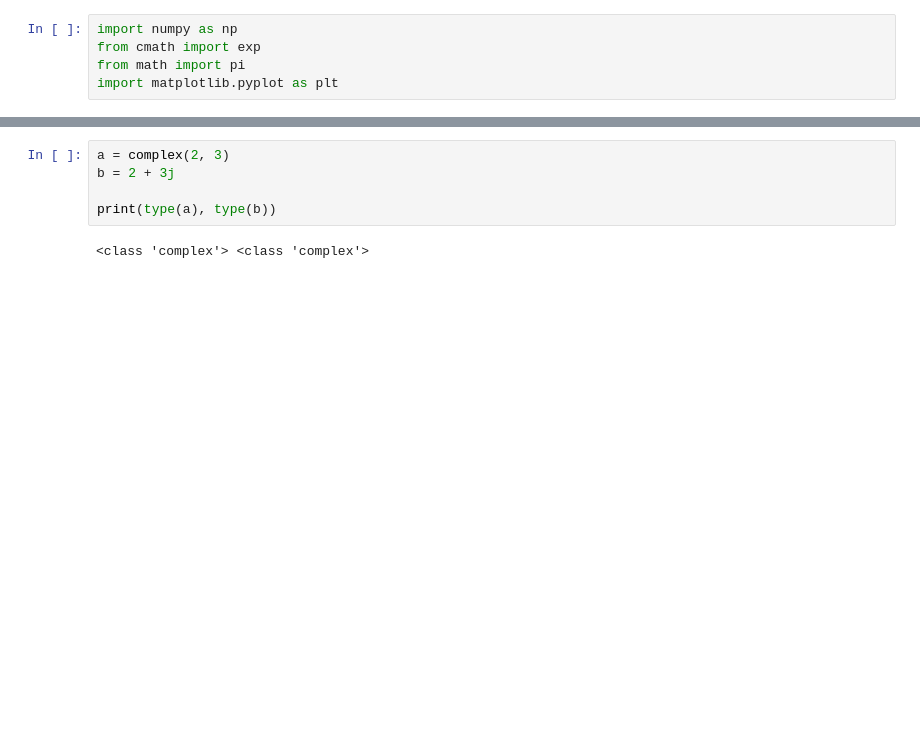
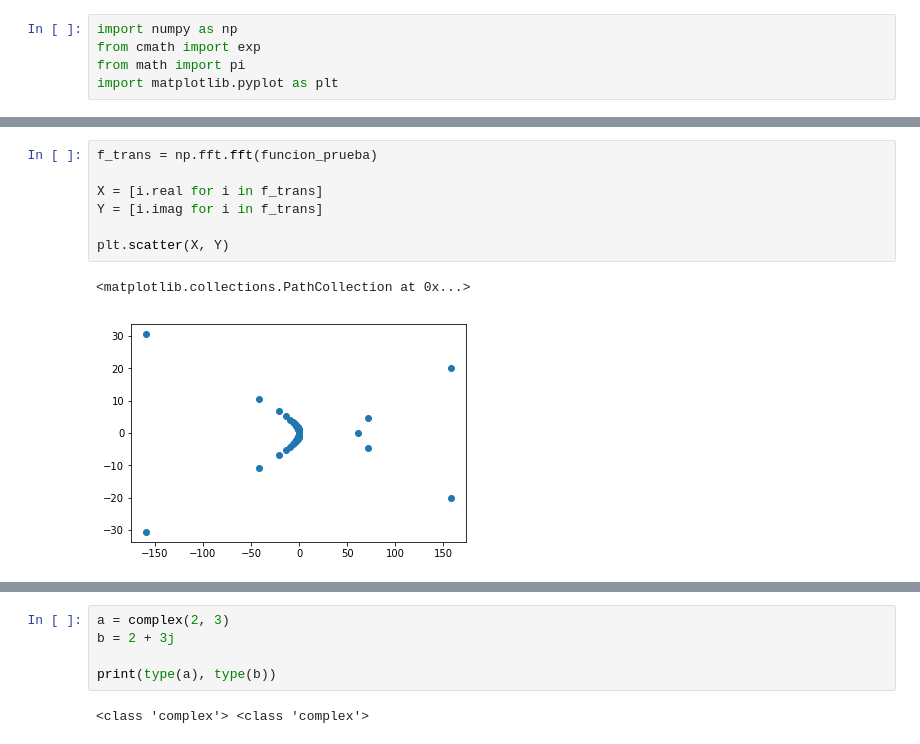
Before and after one commit to CosmoStats/cosmostats2018-Pagutri, a Jupyter notebook: 2daParte/Ejercicio1/01_Fourier_transform.ipynb, the cells around one changed output, grey strips where cells are left out. Cells and saved outputs as stored; diff of their text form; blank space fills up the shorter version.

```diff
--- a/2daParte/Ejercicio1/01_Fourier_transform.ipynb
+++ b/2daParte/Ejercicio1/01_Fourier_transform.ipynb
@@ -21,0 +36,10 @@ import matplotlib.pyplot as plt
+# %%
+f_trans = np.fft.fft(funcion_prueba)
+
+X = [i.real for i in f_trans]
+Y = [i.imag for i in f_trans]
+
+plt.scatter(X, Y)
+# %% [output]
+<matplotlib.collections.PathCollection at 0x...>
+[figure, added]
```
Also changed, not shown: parts of 6 cells of this notebook.
